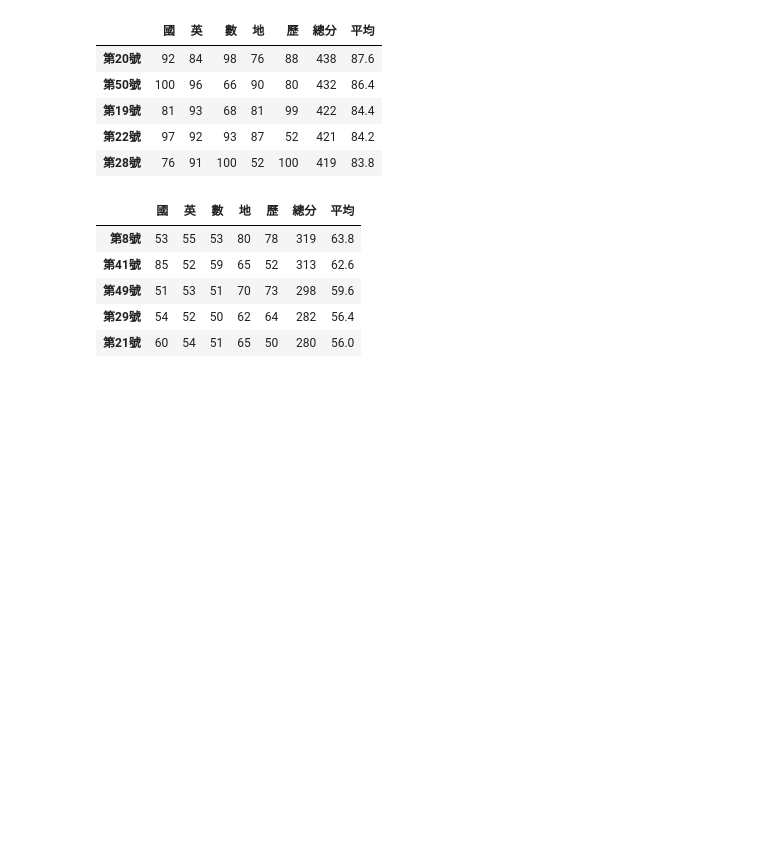
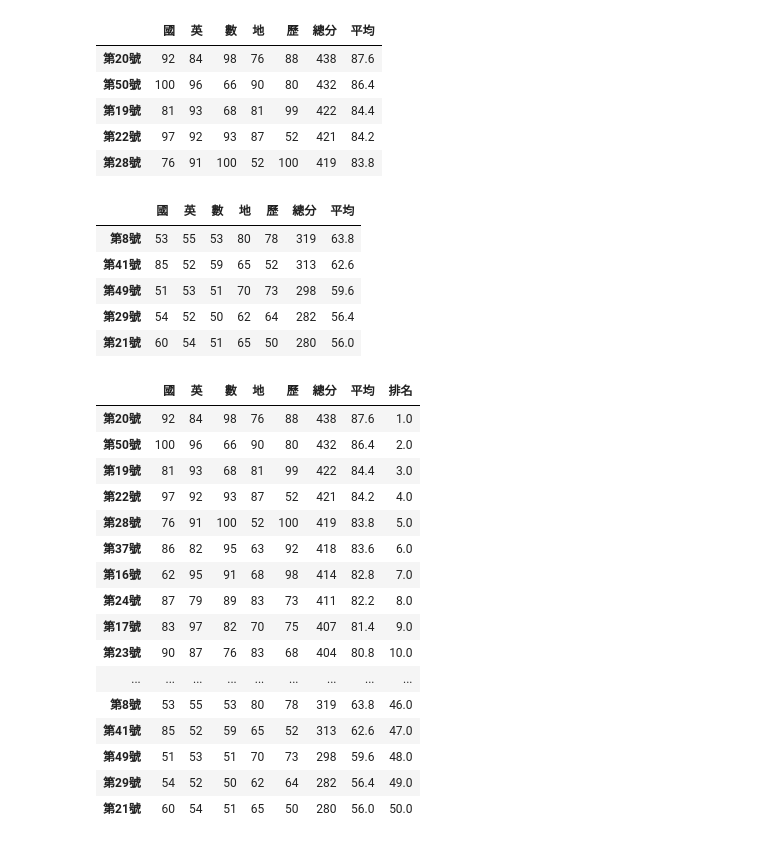
Before and after one commit to adalee3/__test2___, a Jupyter notebook: lesson11.ipynb, the cells around one changed output. Drawn from its saved outputs; the diff is of its cells as text; code cells hidden in the pictures; blank space fills up the shorter version.

```diff
--- a/lesson11.ipynb
+++ b/lesson11.ipynb
@@ -138,3 +138,25 @@ df2.iloc[-5:]
 | 第49號 | 51 | 53 | 51 | 70 | 73 | 298 | 59.6 |
 | 第29號 | 54 | 52 | 50 | 62 | 64 | 282 | 56.4 |
 | 第21號 | 60 | 54 | 51 | 65 | 50 | 280 | 56.0 |
+# %%
+df2['排名']=df1['總分'].rank(method='first',ascending=False) #排序後排名
+# %%
+df2
+# %% [output]
+|  | 國 | 英 | 數 | 地 | 歷 | 總分 | 平均 | 排名 |
+| 第20號 | 92 | 84 | 98 | 76 | 88 | 438 | 87.6 | 1.0 |
+| 第50號 | 100 | 96 | 66 | 90 | 80 | 432 | 86.4 | 2.0 |
+| 第19號 | 81 | 93 | 68 | 81 | 99 | 422 | 84.4 | 3.0 |
+| 第22號 | 97 | 92 | 93 | 87 | 52 | 421 | 84.2 | 4.0 |
+| 第28號 | 76 | 91 | 100 | 52 | 100 | 419 | 83.8 | 5.0 |
+| 第37號 | 86 | 82 | 95 | 63 | 92 | 418 | 83.6 | 6.0 |
+| 第16號 | 62 | 95 | 91 | 68 | 98 | 414 | 82.8 | 7.0 |
+| 第24號 | 87 | 79 | 89 | 83 | 73 | 411 | 82.2 | 8.0 |
+| 第17號 | 83 | 97 | 82 | 70 | 75 | 407 | 81.4 | 9.0 |
+| 第23號 | 90 | 87 | 76 | 83 | 68 | 404 | 80.8 | 10.0 |
+| ... | ... | ... | ... | ... | ... | ... | ... | ... |
+| 第8號 | 53 | 55 | 53 | 80 | 78 | 319 | 63.8 | 46.0 |
+| 第41號 | 85 | 52 | 59 | 65 | 52 | 313 | 62.6 | 47.0 |
+| 第49號 | 51 | 53 | 51 | 70 | 73 | 298 | 59.6 | 48.0 |
+| 第29號 | 54 | 52 | 50 | 62 | 64 | 282 | 56.4 | 49.0 |
+| 第21號 | 60 | 54 | 51 | 65 | 50 | 280 | 56.0 | 50.0 |
```
